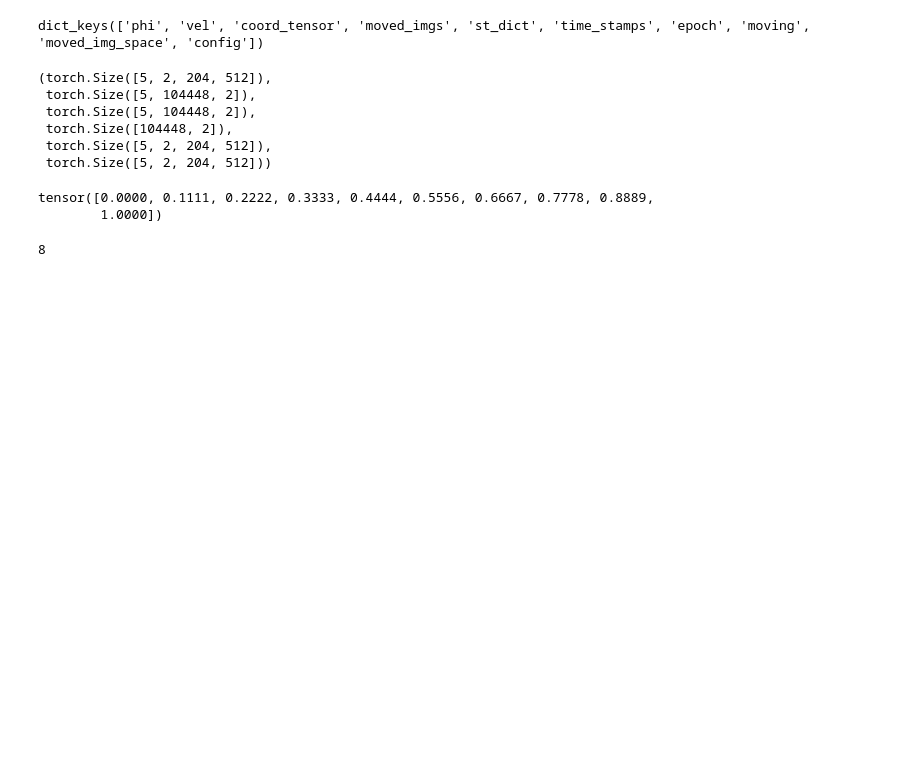
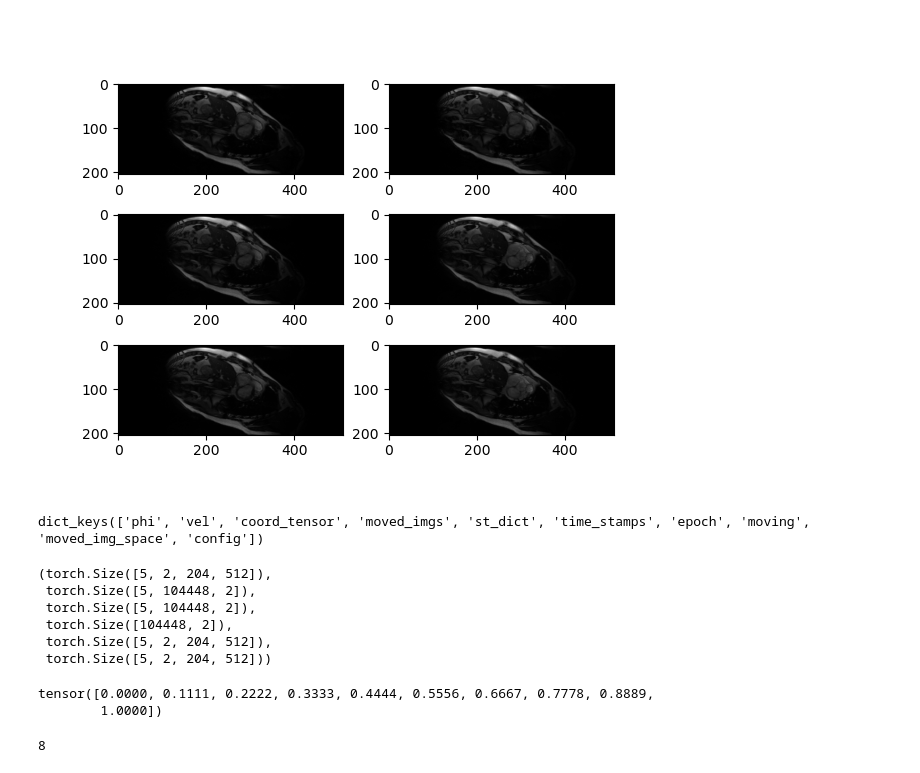
Before and after one commit to somcogo/space_time_reg, a Jupyter notebook: notebook.ipynb, the cells around one changed output. Drawn from its saved outputs; the diff is of its cells as text; code cells hidden in the pictures; blank space fills up the shorter version.

```diff
--- a/notebook.ipynb
+++ b/notebook.ipynb
@@ -14,0 +101,2 @@ import fastmri
+# %%
+res = torch.load('log/cmr/checking_motion/full_siren_init_zeroreally_2imgs_noFT-cmr_motiontest3-lr1e-4-rlr1e-5-ilr1e-2-wd0-negJ0-grd0-lap0-pgr0-hel0-rec1e-9-irec1e-4-sim1-dep3-dim64-tp2-e500-re500-rs1e1-euler-ts0.1-sirenensemble-findif-aggrid-grid-rtol1e-6-atol1e-8-no-nrep-st0-sl0-seed0-db-apg/res.pt', weights_only=False, map_location='cpu')
@@ -14,0 +111,14 @@ import fastmri
+# %%
+moved_abs = fastmri.complex_abs(res['moved_imgs'].movedim(1,-1))
+# %%
+from src.data.data_load import prepare_inverse_case
+from argparse import Namespace
+from logging import Logger
+logger = Logger('test')
+config = Namespace(dataset='cmr_motiontest3', slice_number=0, start_frame=0, time_points=2)
+
+recon_init, moving_inr, fixed, gt_im, seg_moving, seg_fixed, forward_method, inverse_method = prepare_inverse_case(logger, config)
+init_abs = fastmri.complex_abs(recon_init.detach().cpu().movedim(1,-1))
+fixed_abs = fastmri.complex_abs(fixed.detach().cpu().movedim(1,-1))
+gt_abs = fastmri.complex_abs(gt_im.detach().cpu().movedim(1,-1))
+fixed_im_abs = fastmri.complex_abs(inverse_method(fixed).detach().cpu().movedim(1,-1))
@@ -15,3 +140,10 @@ import fastmri
+# %%
+f,a= plt.subplots(3,2)
+for t in range(2):
+    for i, im in enumerate([moved_abs, fixed_im_abs, gt_abs]):
+        a[i,t].imshow(im[t], cmap='gray')
+# %% [output]
+[figure, added]
 # %%
 from src.data.data_utils import FastmriIFT, FTAndSubsample, ZeroFillAndIFT, reconstruct_initial_frame
 from argparse import Namespace
```
Also changed, not shown: parts of 15 cells of this notebook, 8 other files.
